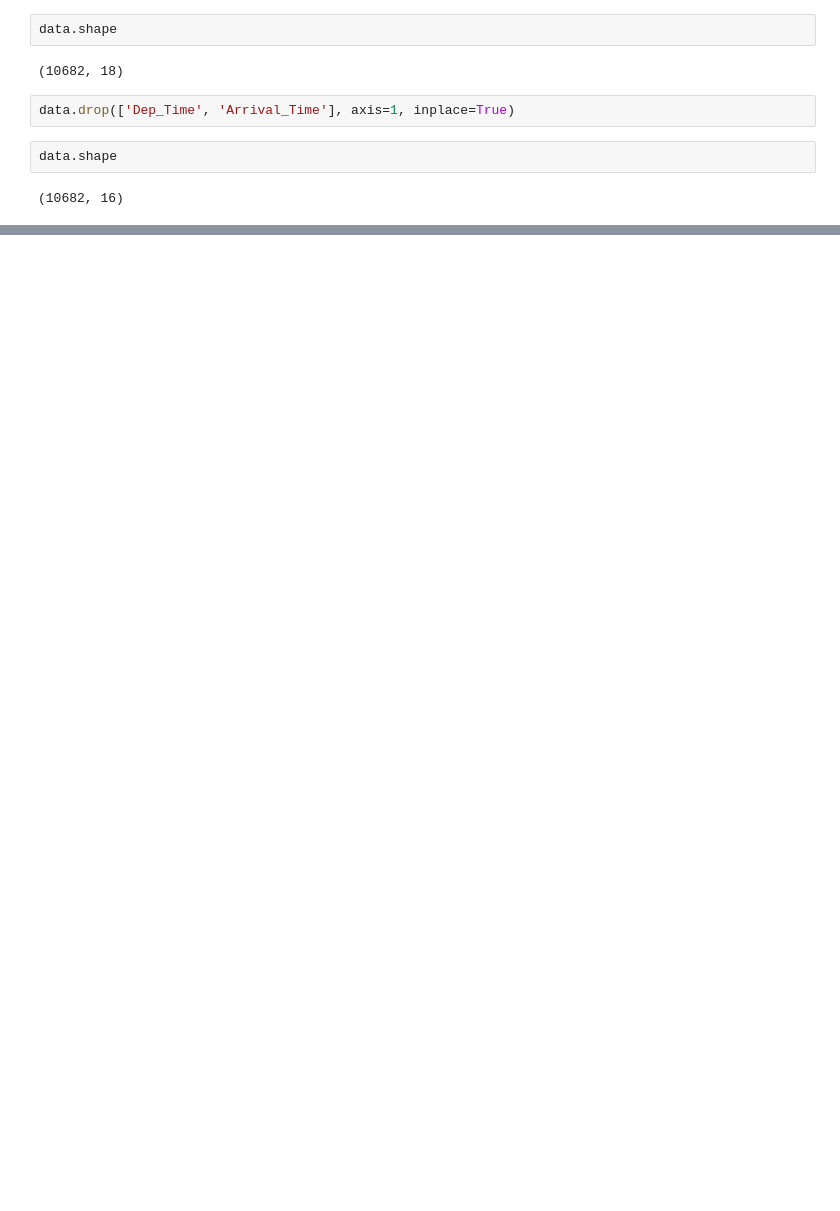
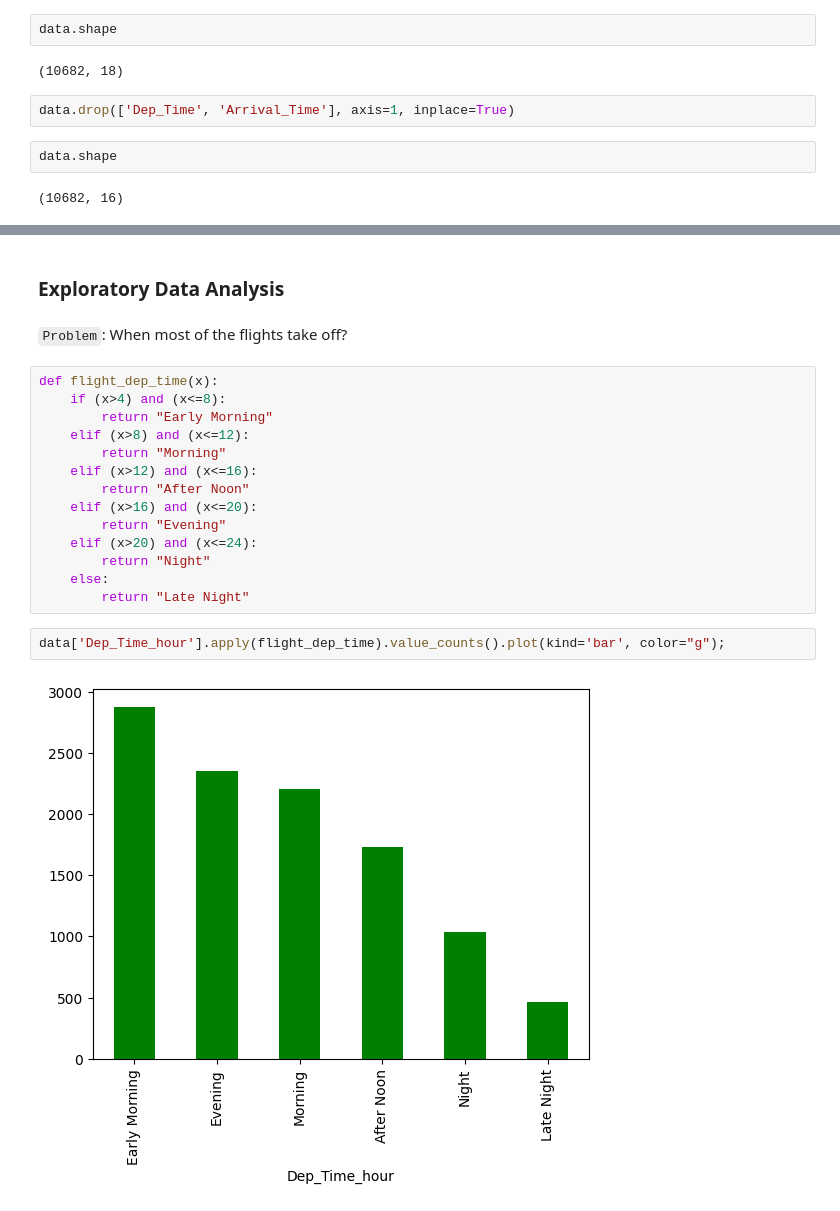
Before and after one commit to girdharik/Data-ML, a Jupyter notebook: Projects/Airlines-Tickets-Fare-Prediction/fare_prediction.ipynb, the cells around one changed output, grey strips where cells are left out. Drawn from its saved outputs; the diff is of its cells as text; blank space fills up the shorter version.

```diff
--- a/Projects/Airlines-Tickets-Fare-Prediction/fare_prediction.ipynb
+++ b/Projects/Airlines-Tickets-Fare-Prediction/fare_prediction.ipynb
@@ -229,3 +231,25 @@ data.head()
 | 2 | Jet Airways | 2019-06-09 | Delhi | Cochin | DEL → LKO → BOM → COK | 19h | 2 stops | No info | ... |
 | 3 | IndiGo | 2019-05-12 | Kolkata | Banglore | CCU → NAG → BLR | 5h 25m | 1 stop | No info | ... |
 | 4 | IndiGo | 2019-03-01 | Banglore | New Delhi | BLR → NAG → DEL | 4h 45m | 1 stop | No info | ... |
+# %% [markdown]
+### Exploratory Data Analysis
+# %% [markdown]
+`Problem`: When most of the flights take off?
+# %%
+def flight_dep_time(x):
+    if (x>4) and (x<=8):
+        return "Early Morning"
+    elif (x>8) and (x<=12):
+        return "Morning"
+    elif (x>12) and (x<=16):
+        return "After Noon"
+    elif (x>16) and (x<=20):
+        return "Evening"
+    elif (x>20) and (x<=24):
+        return "Night"
+    else:
+        return "Late Night"
+# %%
+data['Dep_Time_hour'].apply(flight_dep_time).value_counts().plot(kind='bar', color="g");
+# %% [output]
+[figure, added]
```
Also changed, not shown: parts of 18 cells of this notebook.
